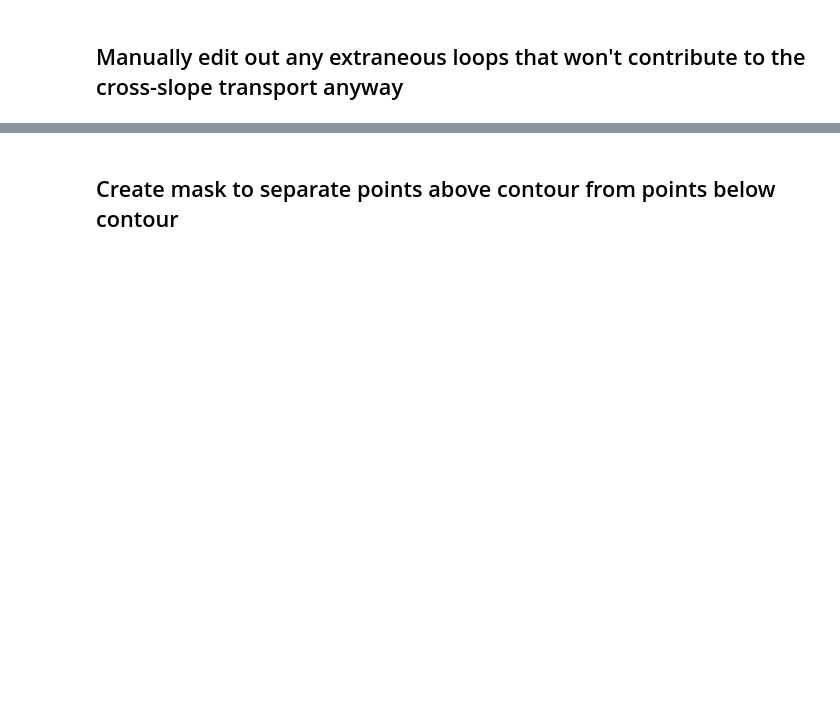
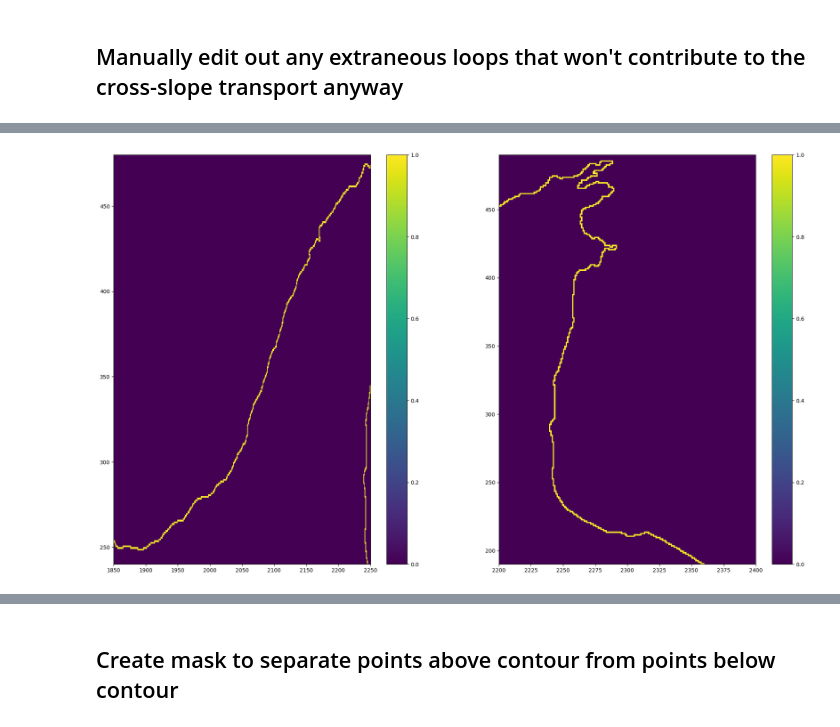
Before and after one commit to willaguiar/Panan_HT_ASC, a Jupyter notebook: Jupyter/find_depth_contour.ipynb, the cells around one changed output, grey strips where cells are left out. Saved outputs shown, nothing was run; the diff lists cells and outputs as text; code cells hidden in the pictures; blank space fills up the shorter version.

```diff
--- a/Jupyter/find_depth_contour.ipynb
+++ b/Jupyter/find_depth_contour.ipynb
@@ -171,0 +226,18 @@ plt.ylim((-68,-62));
+# %%
+plt.figure(1,figsize=(24,14))
+
+plt.subplot(1,2,1) #Do we need to fix the loop in xind xind~=2170, yind~=425?
+plt.pcolormesh(contour_mask)
+plt.colorbar()
+plt.clim((0,1))
+plt.xlim(1850,2250)
+plt.ylim(240,480);
+
+plt.subplot(1,2,2) #Do we need to fix the loop in (2275,480) and  (2290,420)?
+plt.pcolormesh(contour_mask)
+plt.colorbar()
+plt.clim((0,1))
+plt.xlim(2200,2400)
+plt.ylim(190,490);
+# %% [output]
+[figure, added]
```
Also changed, not shown: parts of 22 cells of this notebook.
